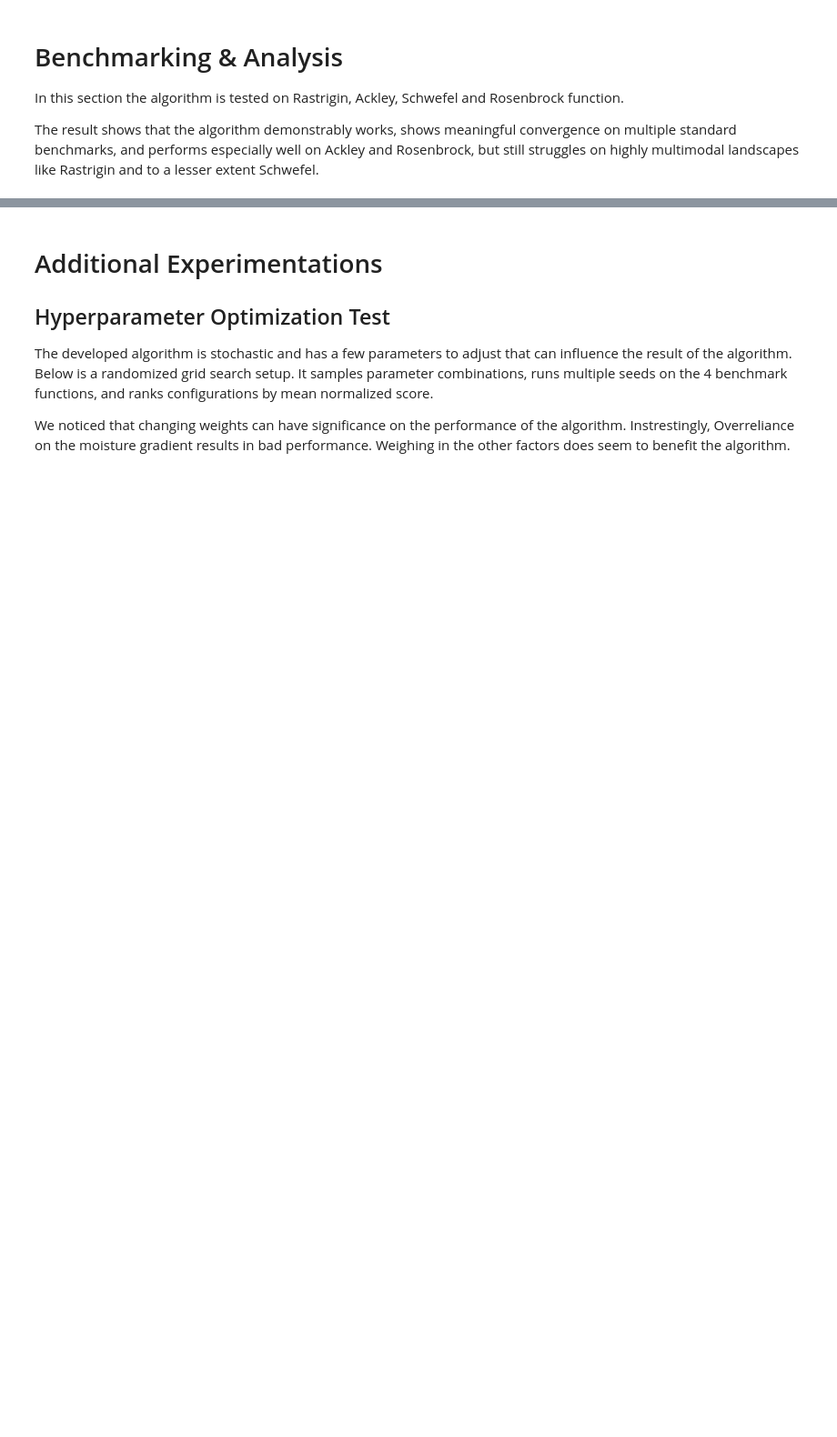
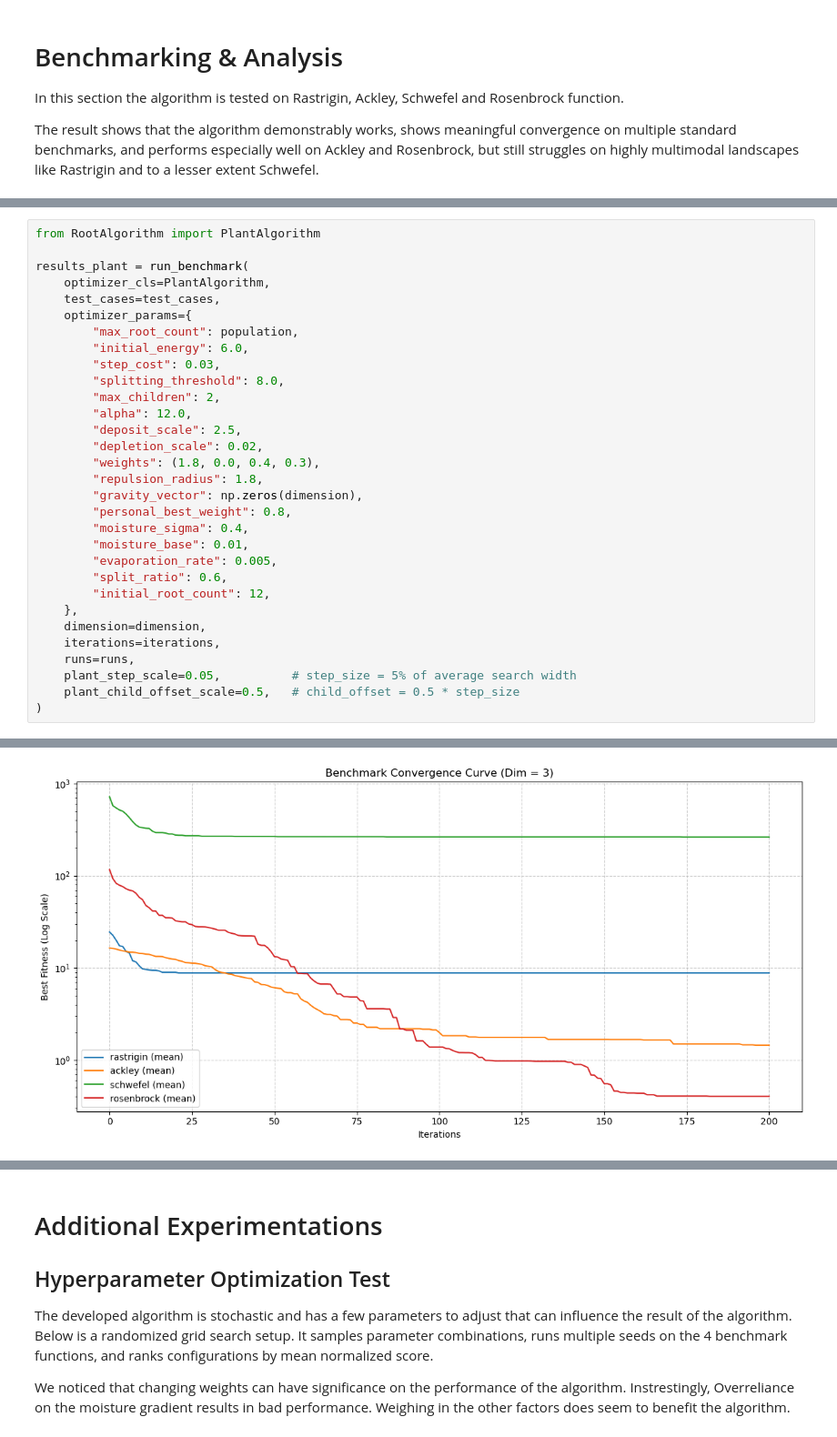
Before and after one commit to Sui-nyan/Soft-Computing, a Jupyter notebook: Week 4/Assignment_2.ipynb, the cells around one changed output, grey strips where cells are left out. Shown at 91% size. Saved outputs shown, nothing was run; the diff lists cells and outputs as text; blank space fills up the shorter version.

```diff
--- a/Week 4/Assignment_2.ipynb
+++ b/Week 4/Assignment_2.ipynb
@@ -267,0 +357,32 @@ Best position: [0.97793861 0.97813868 0.96443638]
+# %%
+from RootAlgorithm import PlantAlgorithm
+
+results_plant = run_benchmark(
+    optimizer_cls=PlantAlgorithm,
+    test_cases=test_cases,
+    optimizer_params={
+        "max_root_count": population,
+        "initial_energy": 6.0,
+        "step_cost": 0.03,
+        "splitting_threshold": 8.0,
+        "max_children": 2,
+        "alpha": 12.0,
+        "deposit_scale": 2.5,
+        "depletion_scale": 0.02,
+        "weights": (1.8, 0.0, 0.4, 0.3),
+        "repulsion_radius": 1.8,
+        "gravity_vector": np.zeros(dimension),
+        "personal_best_weight": 0.8,
+        "moisture_sigma": 0.4,
+        "moisture_base": 0.01,
+        "evaporation_rate": 0.005,
+        "split_ratio": 0.6,
+        "initial_root_count": 12,
+    },
+    dimension=dimension,
+    iterations=iterations,
+    runs=runs,
+    plant_step_scale=0.05,          # step_size = 5% of average search width
+    plant_child_offset_scale=0.5,   # child_offset = 0.5 * step_size
+)
+# %% [output]
@@ -268,3 +406,4 @@ Best position: [0.97793861 0.97813868 0.96443638]
+[figure, added]
 # %% [markdown]
 # PSO and ABC
 
```
Also changed, not shown: parts of 17 cells of this notebook, 1 other file.
